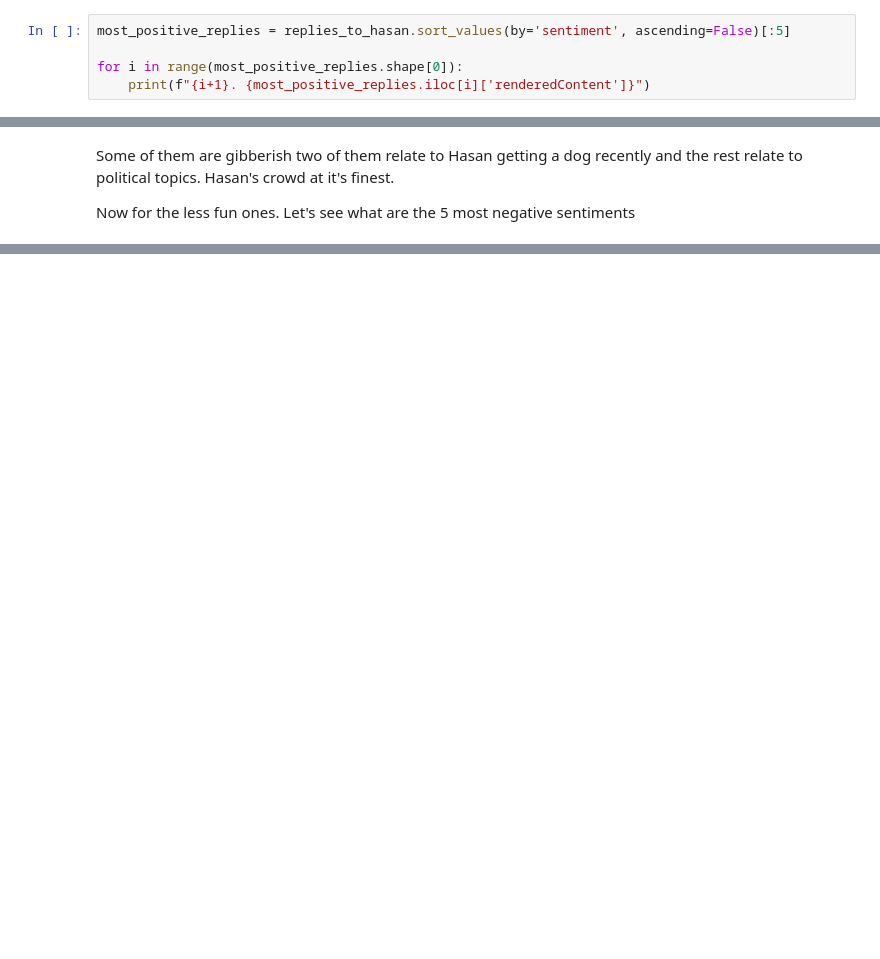
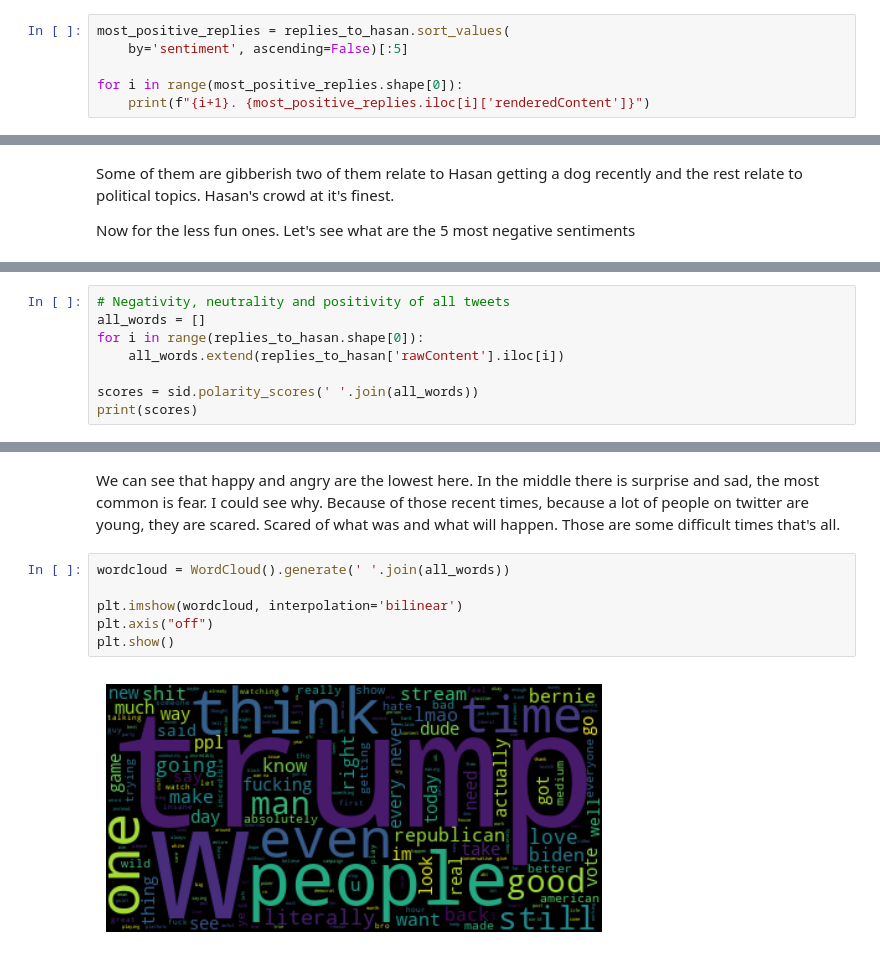
Before and after one commit to hubcio2115/ai, a Jupyter notebook: projekt3/main.ipynb, the cells around one changed output, grey strips where cells are left out. Saved outputs shown, nothing was run; the diff lists cells and outputs as text; blank space fills up the shorter version.

```diff
--- a/projekt3/main.ipynb
+++ b/projekt3/main.ipynb
@@ -344,7 +325,8 @@ print(sentiment_max, sentiment_min)
 # %% [markdown]
 Let's print 5 most positive comments
 # %%
-most_positive_replies = replies_to_hasan.sort_values(by='sentiment', ascending=False)[:5]
+most_positive_replies = replies_to_hasan.sort_values(
+    by='sentiment', ascending=False)[:5]
 
 for i in range(most_positive_replies.shape[0]):
     print(f"{i+1}. {most_positive_replies.iloc[i]['renderedContent']}")
@@ -373,0 +423,8 @@ Wow, three of them relate to guns in US. One is about the war in Ukraine and the
+# %%
+# Negativity, neutrality and positivity of all tweets
+all_words = []
+for i in range(replies_to_hasan.shape[0]):
+    all_words.extend(replies_to_hasan['rawContent'].iloc[i])
+
+scores = sid.polarity_scores(' '.join(all_words))
+print(scores)
@@ -373,0 +518,10 @@ Wow, three of them relate to guns in US. One is about the war in Ukraine and the
+# %% [markdown]
+We can see that happy and angry are the lowest here. In the middle there is surprise and sad, the most common is fear. I could see why. Because of those recent times, because a lot of people on twitter are young, they are scared. Scared of what was and what will happen. Those are some difficult times that's all.
+# %%
+wordcloud = WordCloud().generate(' '.join(all_words))
+
+plt.imshow(wordcloud, interpolation='bilinear')
+plt.axis("off")
+plt.show()
+# %% [output]
+[figure, added]
```
Also changed, not shown: parts of 36 cells of this notebook, 2 other files.
